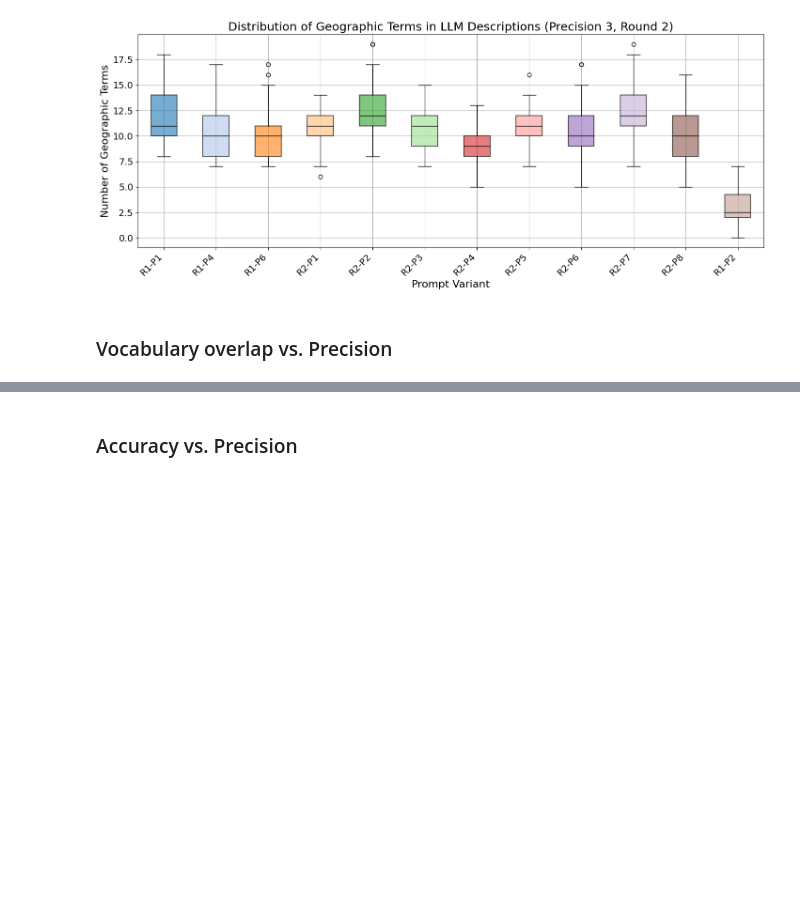
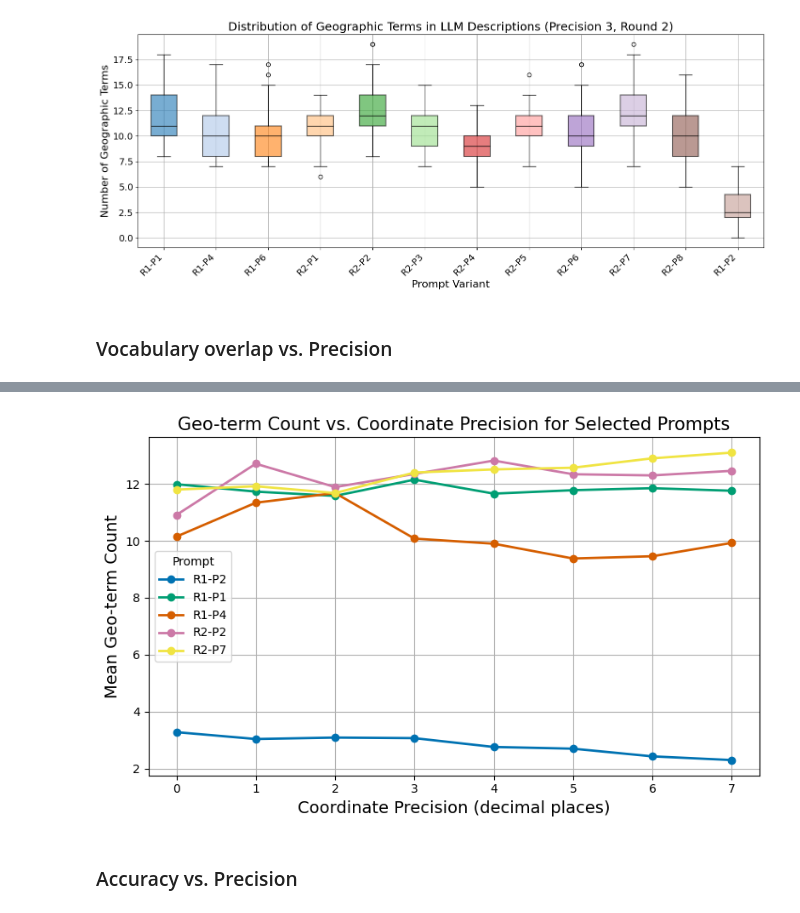
Before and after one commit to KarenFFog/Bachelor_project_2025, a Jupyter notebook: plotting.ipynb, the cells around one changed output, grey strips where cells are left out. Drawn from its saved outputs; the diff is of its cells as text; code cells hidden in the pictures; blank space fills up the shorter version.

```diff
--- a/plotting.ipynb
+++ b/plotting.ipynb
@@ -196,2 +157,77 @@ plot_mean_vs_precision(base_eval_dir, labels)
+# %%
+import matplotlib.pyplot as plt
+import numpy as np
+import json
+
+# === Load JSONL data ===
+with open("R2_stats.jsonl", "r", encoding="utf-8") as f:
+    stats_R2 = json.load(f)
+
+with open("R1_stats.jsonl", "r", encoding="utf-8") as f:
+    stats_R1 = json.load(f)
+
+# === Select prompts ===
+selected_prompts_R1 = [2]
+selected_prompts_R2 = [1, 2, 5, 10]
+
+prompt_names_R1 = {
+    2: "R1-P2"
+}
+
+prompt_names_R2 = {
+    1: "R1-P1", 2: "R1-P4", 5: "R2-P2", 10: "R2-P7"
+}
+
+# === Collect data ===
+data = {}
+prompt_names = {}
+
+# R1
+for pid in selected_prompts_R1:
+    data[f"R1-{pid}"] = {"precision": [], "mean": [], "std": []}
+    prompt_names[f"R1-{pid}"] = prompt_names_R1[pid]
+
+for entry in stats_R1:
+    pid = entry["prompt_id"]
+    if pid in selected_prompts_R1:
+        key = f"R1-{pid}"
+        data[key]["precision"].append(entry["precision"])
+        data[key]["mean"].append(entry["mean"])
+        data[key]["std"].append(entry["std"])
+
+# R2
+for pid in selected_prompts_R2:
+    data[f"R2-{pid}"] = {"precision": [], "mean": [], "std": []}
+    prompt_names[f"R2-{pid}"] = prompt_names_R2[pid]
+
+for entry in stats_R2:
+    pid = entry["prompt_id"]
+    if pid in selected_prompts_R2:
+        key = f"R2-{pid}"
+        data[key]["precision"].append(entry["precision"])
+        data[key]["mean"].append(entry["mean"])
+        data[key]["std"].append(entry["std"])
+
+# === Plot ===
+plt.figure(figsize=(8, 5))
+
+for key, vals in data.items():
+    if not vals["precision"]: continue
+    sorted_tuples = sorted(zip(vals["precision"], vals["mean"], vals["std"]))
+    x, y, yerr = zip(*sorted_tuples)
+
+    plt.errorbar(x, y, label=prompt_names[key],
+                 marker='o', capsize=4, linewidth=2)
+
+plt.xlabel("Coordinate Precision (decimal places)", fontsize=14)
+plt.ylabel("Mean Geo-term Count", fontsize=14)
+plt.title("Geo-term Count vs. Coordinate Precision for Selected Prompts", fontsize=15)
+plt.xticks(sorted(set(x)))
+plt.grid(True)
+plt.legend(title="Prompt", fontsize=10)
+plt.tight_layout()
+plt.show()
+# %% [output]
+[figure, added]
 # %% [markdown]
 ### Accuracy vs. Precision
```
Also changed, not shown: parts of 16 cells of this notebook, 4 other files.
